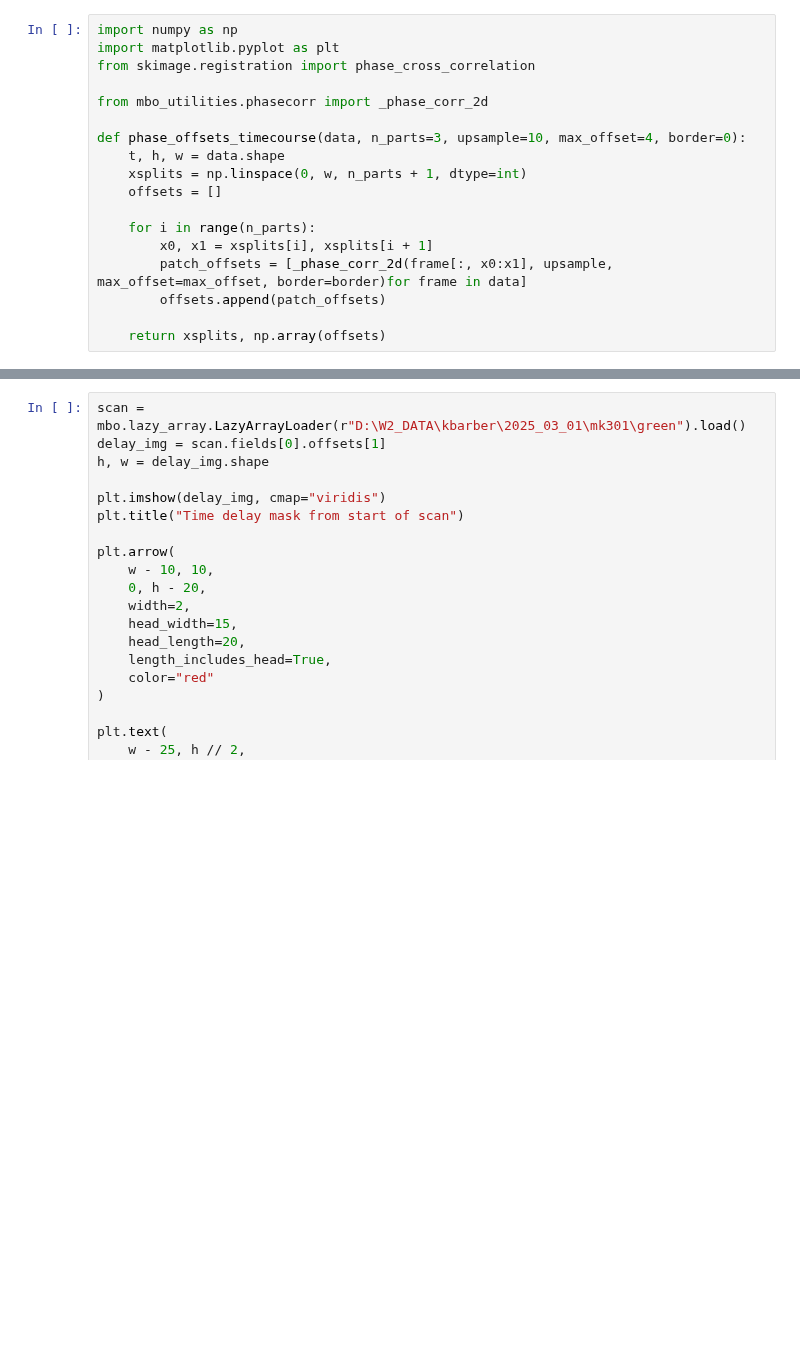
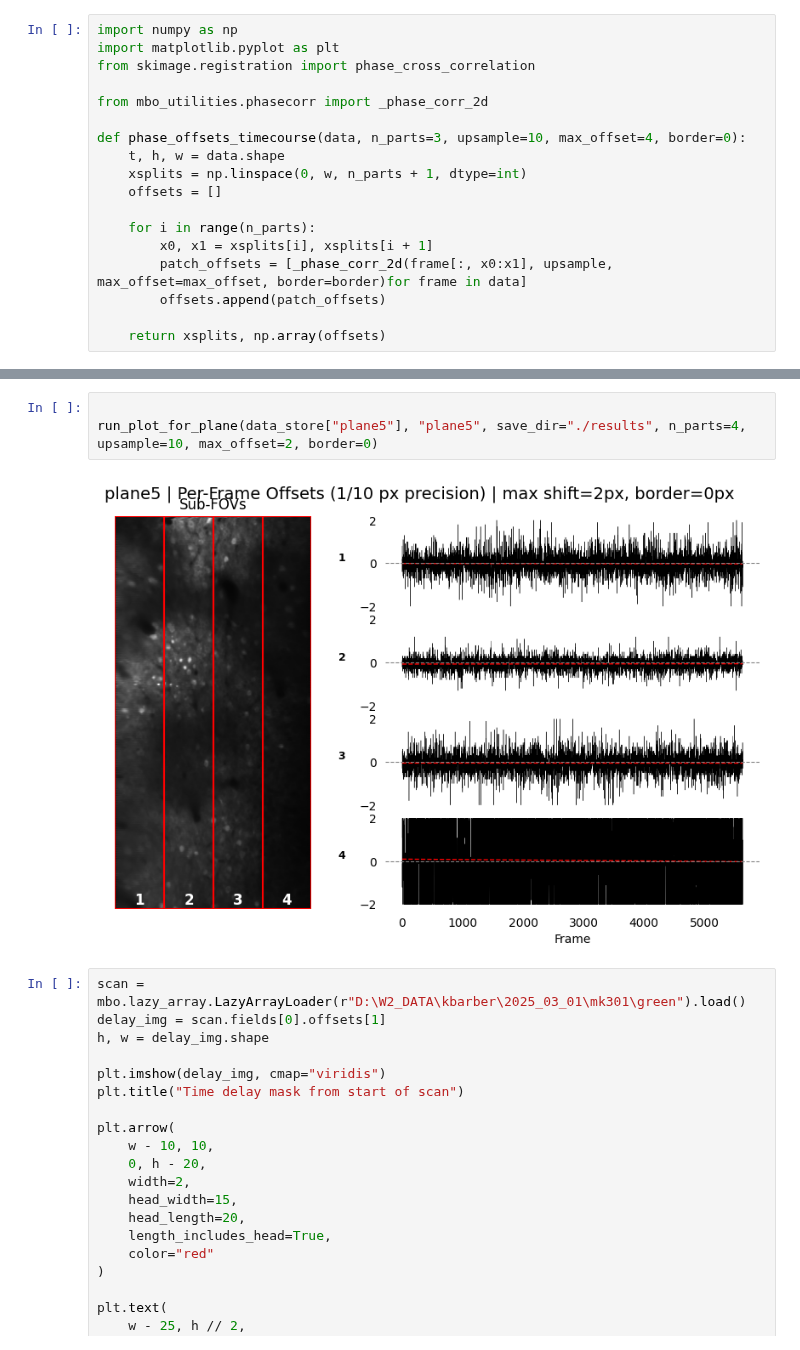
Before and after one commit to apasarkar/masknmf-toolbox, a Jupyter notebook: notebooks/mbo_demos/scan_phase.ipynb, the cells around one changed output, grey strips where cells are left out. Saved outputs shown, nothing was run; the diff lists cells and outputs as text; blank space fills up the shorter version.

```diff
--- a/notebooks/mbo_demos/scan_phase.ipynb
+++ b/notebooks/mbo_demos/scan_phase.ipynb
@@ -157,3 +160,8 @@ for i in range(n_parts):
+# %%
+
+run_plot_for_plane(data_store["plane5"], "plane5", save_dir="./results", n_parts=4, upsample=10, max_offset=2, border=0)
+# %% [output]
+[figure, added]
 # %%
 scan = mbo.lazy_array.LazyArrayLoader(r"D:\W2_DATA\kbarber\2025_03_01\mk301\green").load()
 delay_img = scan.fields[0].offsets[1]
```
Also changed, not shown: parts of 6 cells of this notebook, 2 other files.
